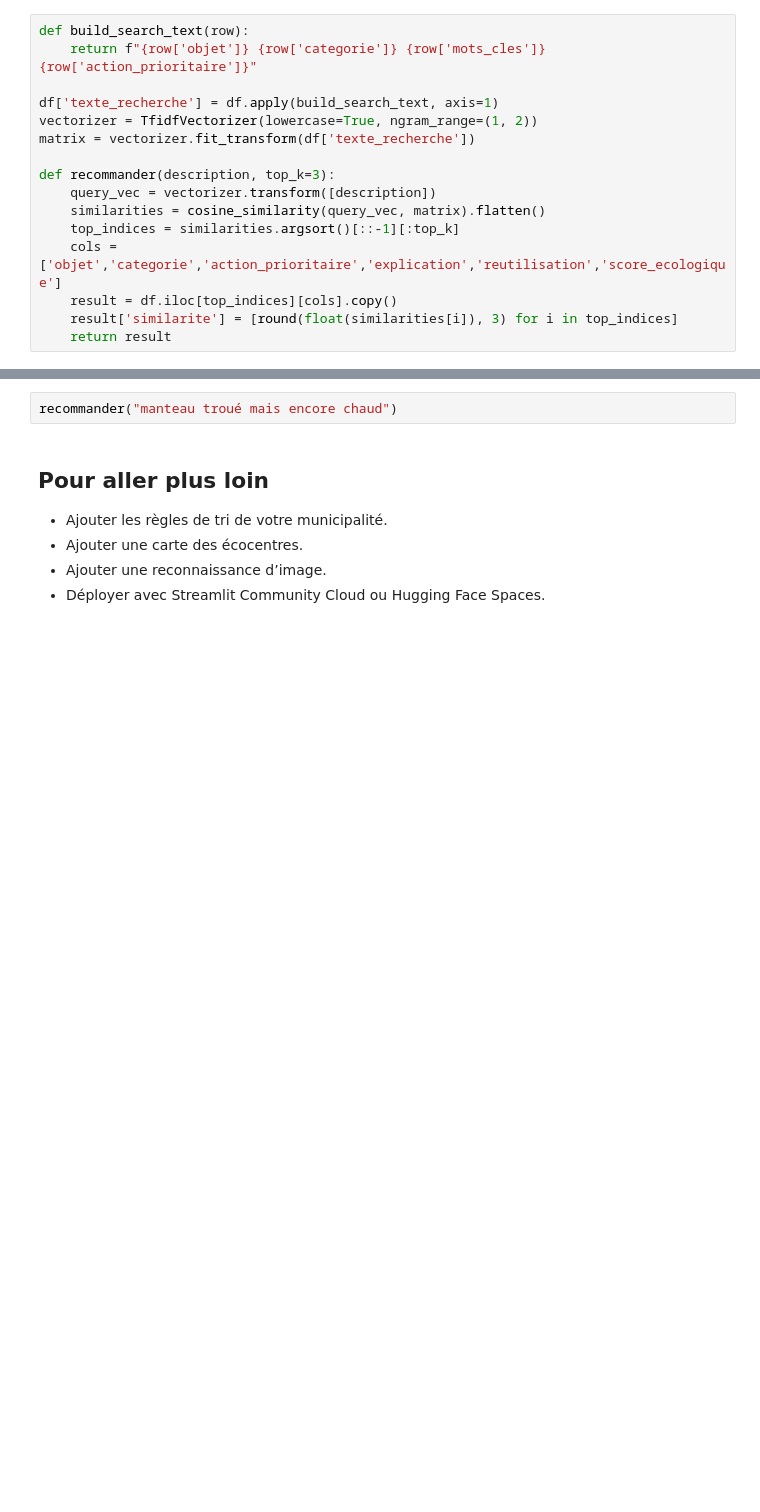
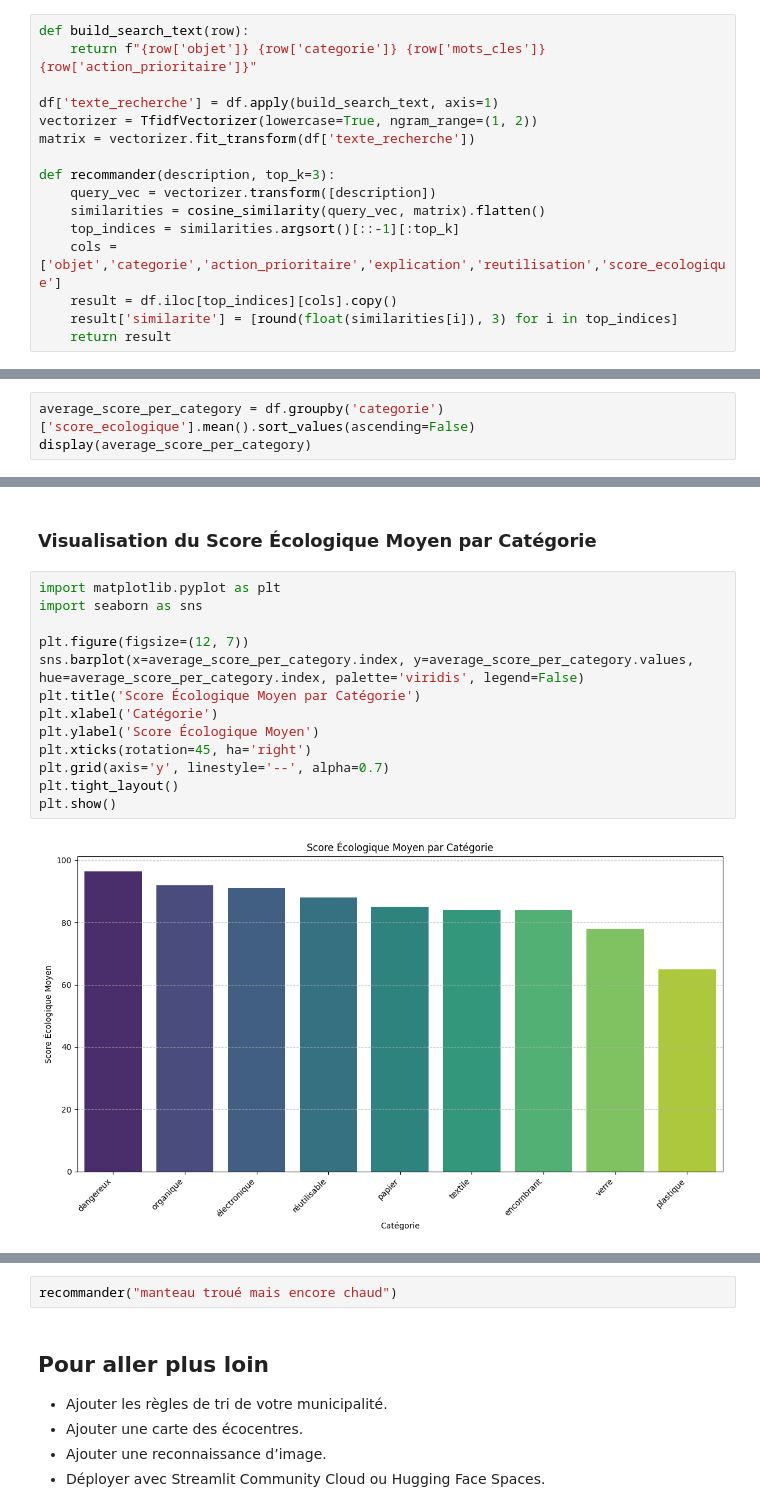
Before and after one commit to stephanietessier/IA-zero-dechet, a Jupyter notebook: IA_Zero_Dechet_Colab.ipynb, the cells around one changed output, grey strips where cells are left out. Drawn from its saved outputs; the diff is of its cells as text; blank space fills up the shorter version.

```diff
--- a/IA_Zero_Dechet_Colab.ipynb
+++ b/IA_Zero_Dechet_Colab.ipynb
@@ -46,0 +77,3 @@ def recommander(description, top_k=3):
+# %%
+average_score_per_category = df.groupby('categorie')['score_ecologique'].mean().sort_values(ascending=False)
+display(average_score_per_category)
@@ -47,2 +93,19 @@ def recommander(description, top_k=3):
+# %% [markdown]
+### Visualisation du Score Écologique Moyen par Catégorie
+# %%
+import matplotlib.pyplot as plt
+import seaborn as sns
+
+plt.figure(figsize=(12, 7))
+sns.barplot(x=average_score_per_category.index, y=average_score_per_category.values, hue=average_score_per_category.index, palette='viridis', legend=False)
+plt.title('Score Écologique Moyen par Catégorie')
+plt.xlabel('Catégorie')
+plt.ylabel('Score Écologique Moyen')
+plt.xticks(rotation=45, ha='right')
+plt.grid(axis='y', linestyle='--', alpha=0.7)
+plt.tight_layout()
+plt.show()
+# %% [output]
+[figure, added]
 # %%
 recommander("vieux téléphone avec écran brisé")
```
Also changed, not shown: parts of 27 cells of this notebook.
